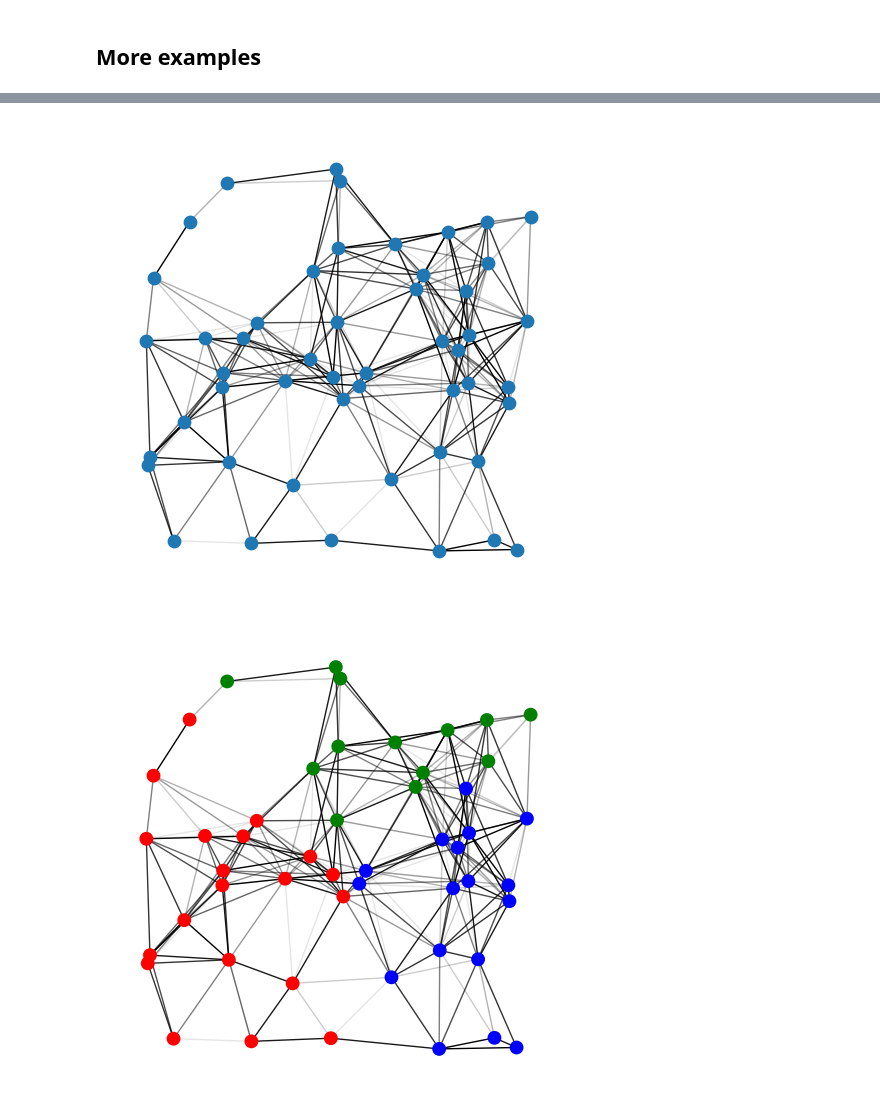
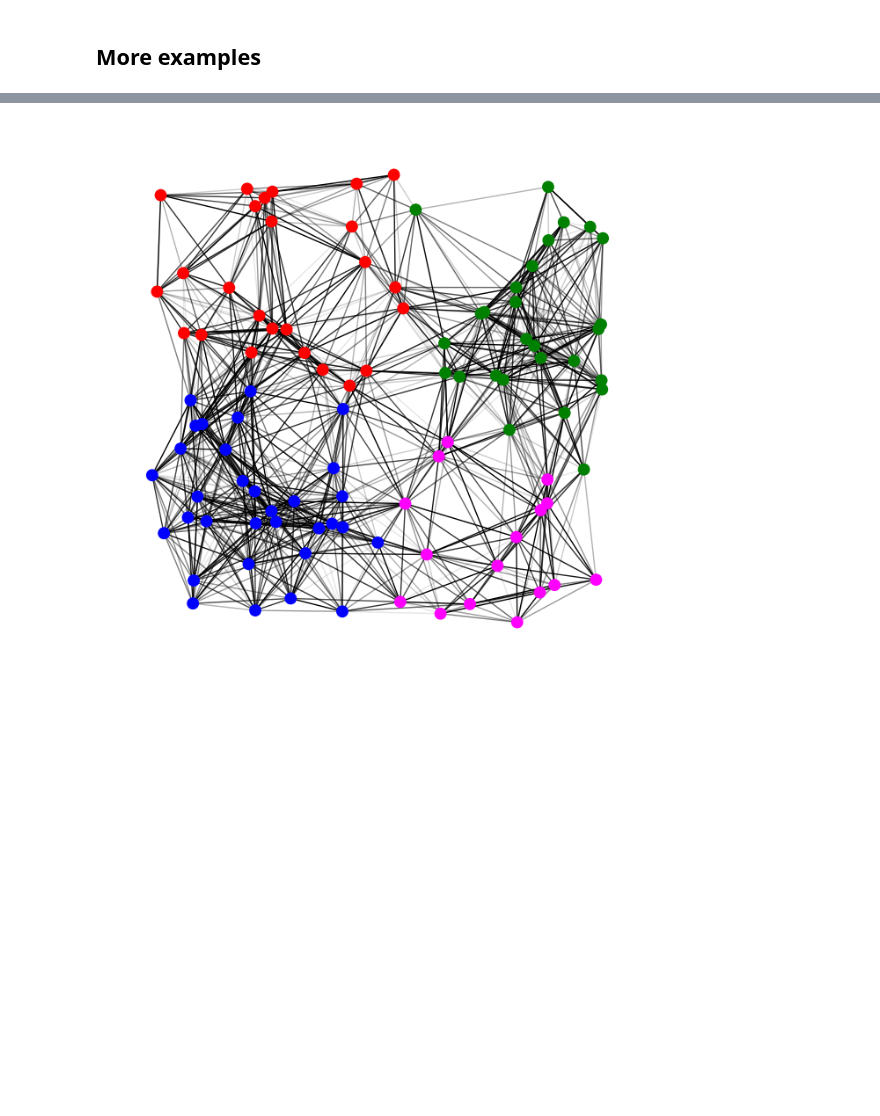
Before and after one commit to vuorenkoski/AQC, a Jupyter notebook: community_detection/community_detection.ipynb, the cells around one changed output, grey strips where cells are left out. Cells and saved outputs as stored; diff of their text form; code cells hidden in the pictures; blank space fills up the shorter version.

```diff
--- a/community_detection/community_detection.ipynb
+++ b/community_detection/community_detection.ipynb
@@ -160,7 +164,7 @@ max_weight = 10
 random.seed(seed)
 G = nx.random_geometric_graph(20, 0.3, seed=seed)
 nx.set_edge_attributes(G, {e: {'weight': random.randint(1, max_weight)} for e in G.edges})
-
+communities = 4
 print_graph(G)
 # %% [output]
 [figure]
@@ -241,5 +230,5 @@ Number of couplers needed: 573
 # %%
-num_reads = 200
+num_reads = 2000
 sampleset = EmbeddingComposite(machine).sample(bqm, num_reads=num_reads)
 # %%
 qpu_time = sampleset.info['timing']['qpu_access_time'] / 1000
@@ -252,4 +244,4 @@ Physical qubits used: 263
 # %%
-nc = result_to_colors(sampleset.first.sample)
+nc = result_to_colors(G,sampleset.first.sample)
 print_graph(G, node_color=nc)
 # %% [output]
@@ -257,12 +249,11 @@ print_graph(G, node_color=nc)
 # %% [markdown]
 ## More examples
 # %%
-def solve_random_graph(seed):
+def solve_random_graph(seed, size=50, communities=4, fig_size=6):
     max_weight = 10
     random.seed(seed)
-    G = nx.random_geometric_graph(50, 0.3, seed=seed)
+    G = nx.random_geometric_graph(size, 0.3, seed=seed)
     nx.set_edge_attributes(G, {e: {'weight': random.randint(1, max_weight)} for e in G.edges})
-    print_graph(G)
 
     max_count = 0
     for e in G.edges:
@@ -278,6 +269,6 @@ def solve_random_graph(seed):
     bqm = bqm.relabel_variables(labels, inplace=False)
     num_reads = 1000
     sampleset = SimulatedAnnealingSampler().sample(bqm, num_reads=num_reads)
-    nc = result_to_colors(sampleset.first.sample)
-    print_graph(G, node_color=nc)
+    nc = result_to_colors(G,sampleset.first.sample)
+    print_graph(G, node_color=nc, fig_size=fig_size)
 # %%
@@ -288,6 +278,5 @@ solve_random_graph(0)
 # %%
-solve_random_graph(1)
+solve_random_graph(42, size=100, communities=4, fig_size=8)
 # %% [output]
-[figure, old version]
+[figure, new version]
-[figure, removed]
 # %%
```
Also changed, not shown: parts of 15 cells of this notebook.
